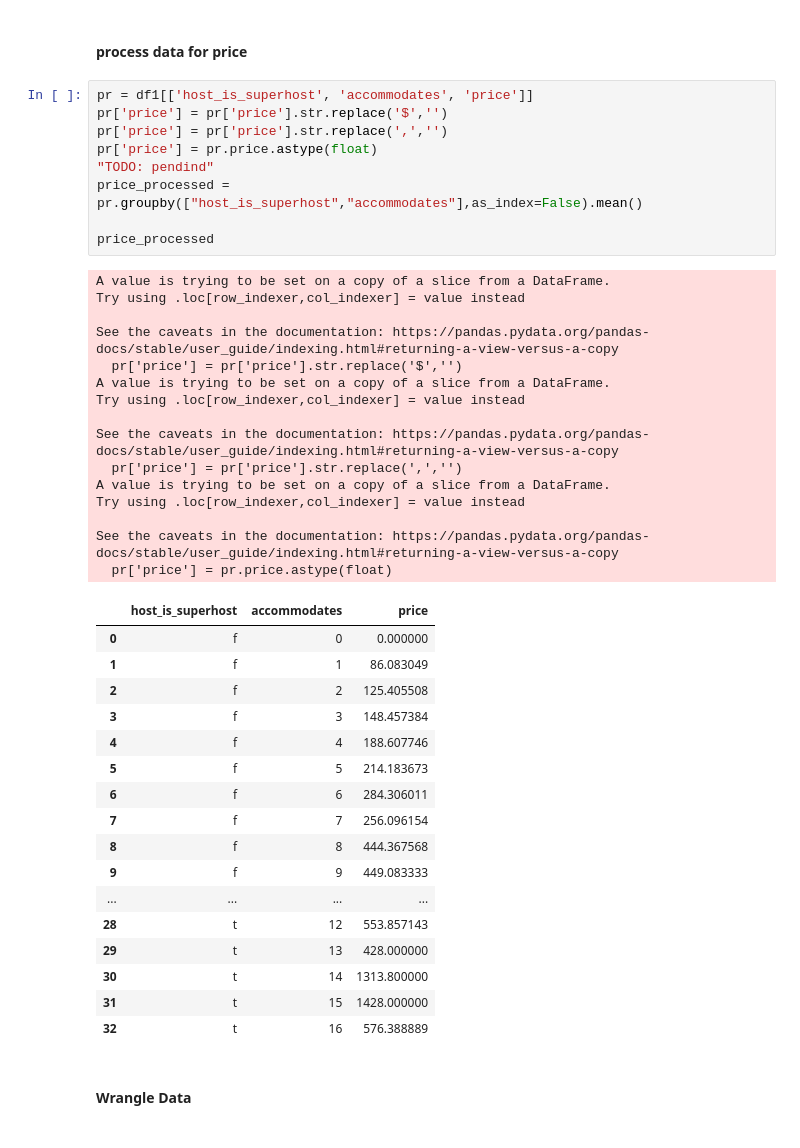
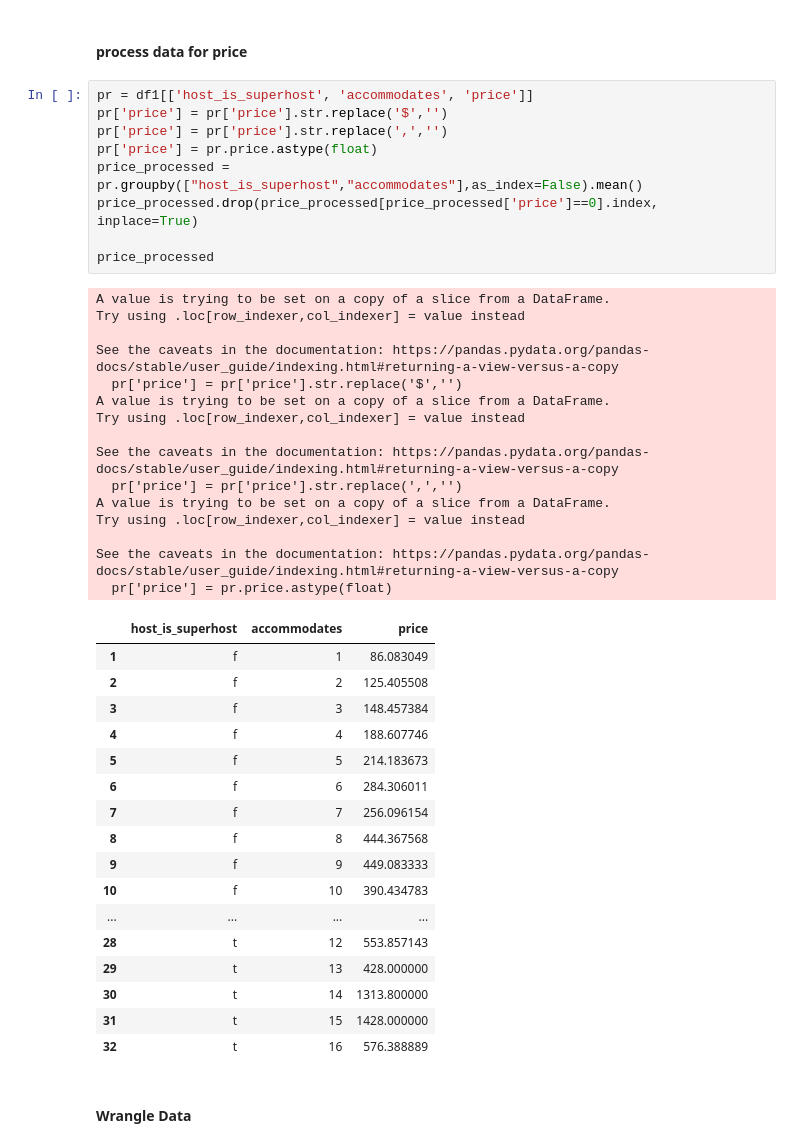
Before and after one commit to data301-2021-winter1/project-group11-project, a Jupyter notebook: notebooks/analysis1.ipynb, the cells around one changed output. Saved outputs shown, nothing was run; the diff lists cells and outputs as text.

```diff
--- a/notebooks/analysis1.ipynb
+++ b/notebooks/analysis1.ipynb
@@ -271,30 +271,29 @@ cleanmean
 # %%
 pr = df1[['host_is_superhost', 'accommodates', 'price']]
 pr['price'] = pr['price'].str.replace('$','')
 pr['price'] = pr['price'].str.replace(',','')
 pr['price'] = pr.price.astype(float)
-"TODO: pendind"
 price_processed = pr.groupby(["host_is_superhost","accommodates"],as_index=False).mean()
+price_processed.drop(price_processed[price_processed['price']==0].index, inplace=True)
 
 price_processed
 # %% [output]
 A value is trying to be set on a copy of a slice from a DataFrame.
 Try using .loc[row_indexer,col_indexer] = value instead
 
 See the caveats in the documentation: https://pandas.pydata.org/pandas-docs/stable/user_guide/indexing.html#returning-a-view-versus-a-copy
   pr['price'] = pr['price'].str.replace('$','')
 A value is trying to be set on a copy of a slice from a DataFrame.
 Try using .loc[row_indexer,col_indexer] = value instead
 
 See the caveats in the documentation: https://pandas.pydata.org/pandas-docs/stable/user_guide/indexing.html#returning-a-view-versus-a-copy
   pr['price'] = pr['price'].str.replace(',','')
 A value is trying to be set on a copy of a slice from a DataFrame.
 Try using .loc[row_indexer,col_indexer] = value instead
 
 See the caveats in the documentation: https://pandas.pydata.org/pandas-docs/stable/user_guide/indexing.html#returning-a-view-versus-a-copy
   pr['price'] = pr.price.astype(float)
 |  | host_is_superhost | accommodates | price |
-| 0 | f | 0 | 0.000000 |
 | 1 | f | 1 | 86.083049 |
 | 2 | f | 2 | 125.405508 |
 | 3 | f | 3 | 148.457384 |
@@ -304,6 +303,7 @@ See the caveats in the documentation: https://pandas.pydata.org/pandas-docs/stab
 | 7 | f | 7 | 256.096154 |
 | 8 | f | 8 | 444.367568 |
 | 9 | f | 9 | 449.083333 |
+| 10 | f | 10 | 390.434783 |
 | ... | ... | ... | ... |
 | 28 | t | 12 | 553.857143 |
 | 29 | t | 13 | 428.000000 |
```
Also changed, not shown: parts of 9 cells of this notebook, 1 other file.
